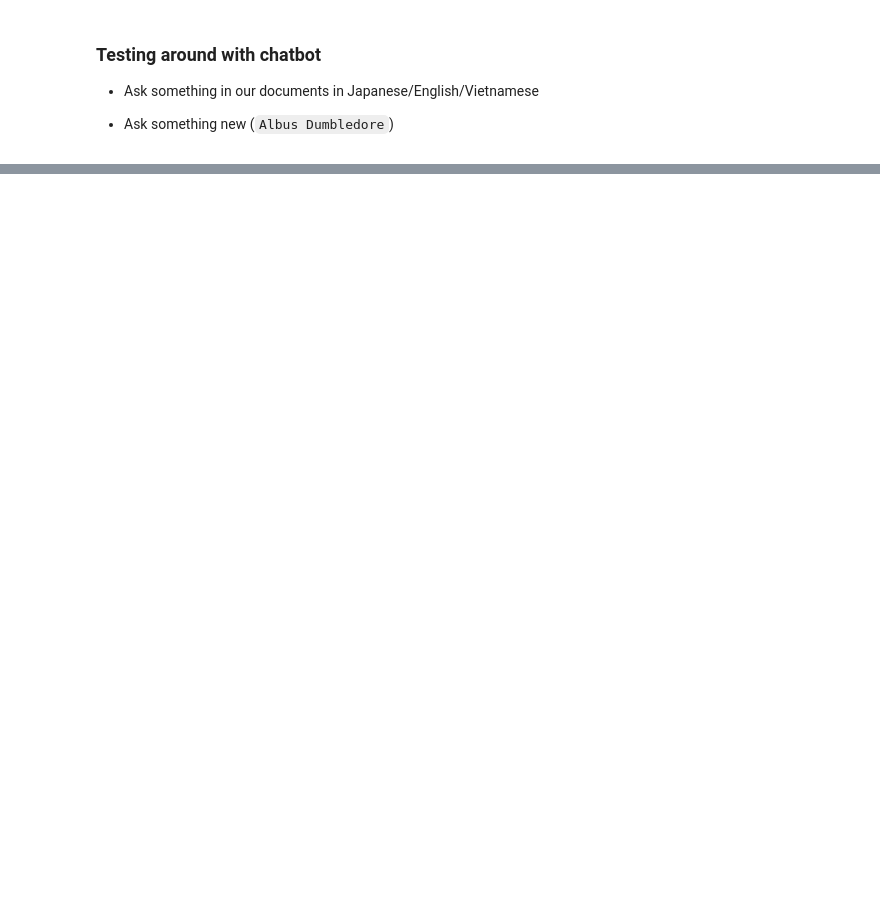
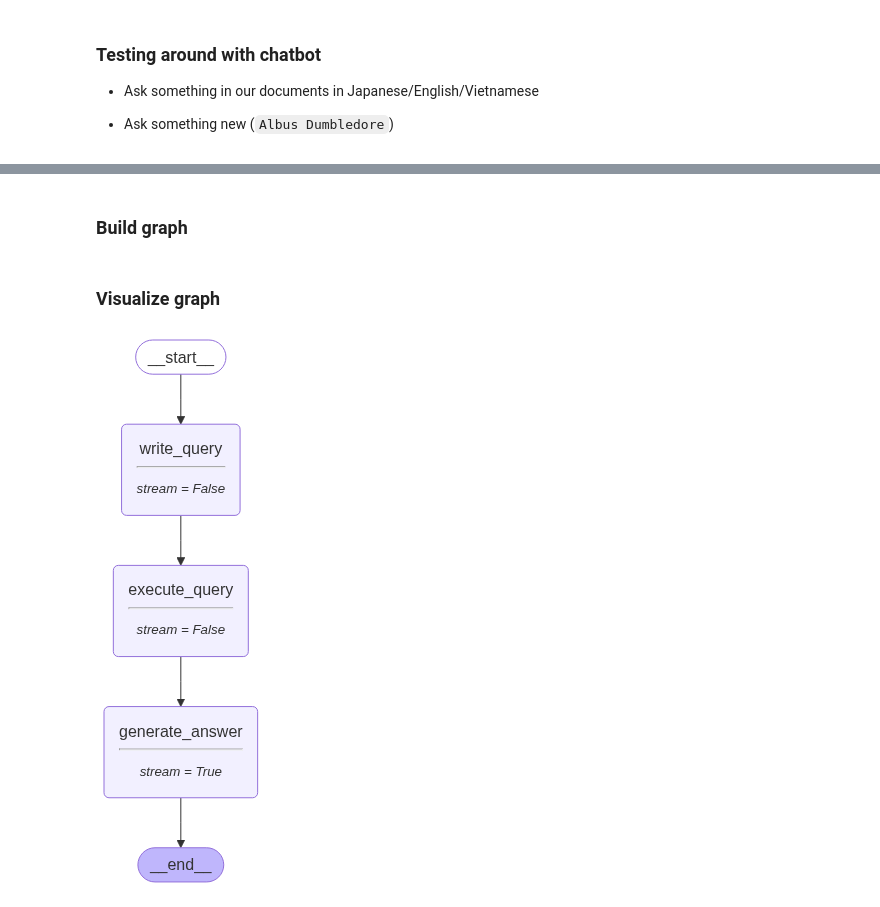
Before and after one commit to duyvm/funny_stuff_with_llm, a Jupyter notebook: learning-rag/Demo_rag.ipynb, the cells around one changed output, grey strips where cells are left out. Cells and saved outputs as stored; diff of their text form; code cells hidden in the pictures; blank space fills up the shorter version.

```diff
--- a/learning-rag/Demo_rag.ipynb
+++ b/learning-rag/Demo_rag.ipynb
@@ -387,0 +501,2 @@ Note: opening Chrome Inspector may crash demo inside Colab notebooks.
+# %%
+llm = init_chat_model("gpt-4o-mini", model_provider="openai")
@@ -387,0 +513,30 @@ Note: opening Chrome Inspector may crash demo inside Colab notebooks.
+# %%
+# prompt template
+system_message = """
+Given an input question, create a syntactically correct {dialect} query to run
+to help find the answer. Unless the user specifies in his question a specific
+number of examples they wish to obtain, always limit your query to at most {top_k}
+results. You can order the results by a relevant column to return the most
+interesting examples in database
+
+Never query for all the columns from a specific table, only ask for the few relevant
+columns given the question.
+
+Pay attention to use only the column names that you can see in the schema description.
+Be careful to not query for columns that do not exist. Also, pay attention to which
+column is in which table.
+
+DO NOT make any DML statements (INSERT, UPDATE, DELETE, DROP etc.) to the database.
+
+Only use the following tables:
+{table_info}
+"""
+
+user_prompt = "Question: {input}"
+
+query_prompt_template = ChatPromptTemplate(
+    [("system", system_message), ("user", user_prompt)]
+)
+
+for message in query_prompt_template.messages:
+    message.pretty_print()
@@ -387,0 +644,19 @@ Note: opening Chrome Inspector may crash demo inside Colab notebooks.
+# %% [markdown]
+### Build graph
+# %%
+graph_builder = StateGraph(SQLExampleState)
+
+graph_builder.add_node(write_query.__name__, write_query, metadata={"stream": False})
+graph_builder.add_node(execute_query.__name__, execute_query, metadata={"stream": False})
+graph_builder.add_node(generate_answer.__name__, generate_answer, metadata={"stream": True})  # streams only this node
+graph_builder.set_entry_point(write_query.__name__)
+graph_builder.add_edge(write_query.__name__, execute_query.__name__)
+graph_builder.add_edge(execute_query.__name__, generate_answer.__name__)
+
+graph_for_sql_query = graph_builder.compile()
+# %% [markdown]
+### Visualize graph
+# %%
+display(Image(graph_for_sql_query.get_graph().draw_mermaid_png()))
+# %% [output]
+[figure, added]
```
Also changed, not shown: parts of 35 cells of this notebook.
